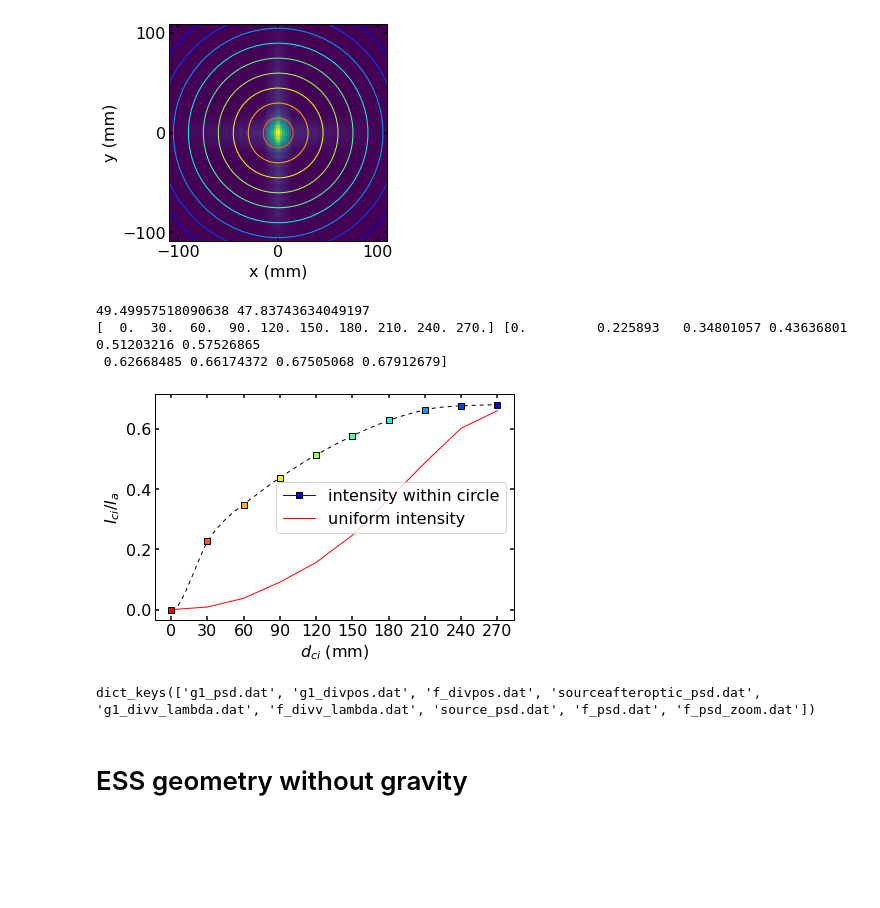
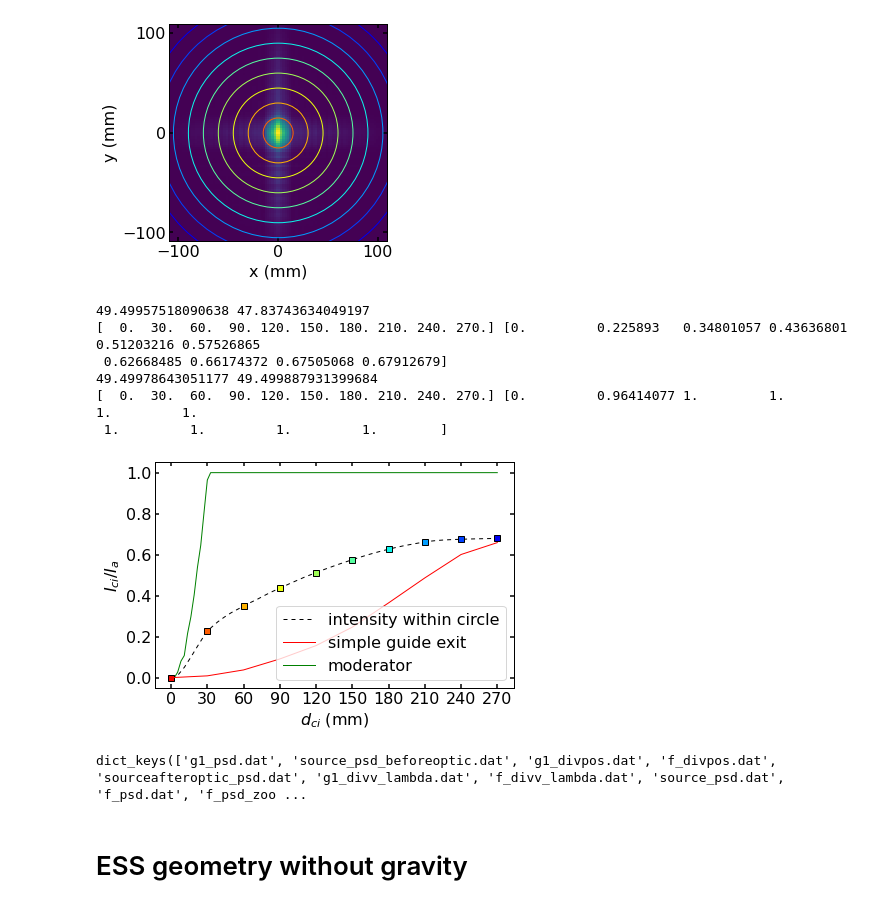
Before and after one commit to christophherb/extraction_parabolic_guide_nested_mirror_paper, a Jupyter notebook: parabolic_extraction.ipynb, the cells around one changed output. Saved outputs shown, nothing was run; the diff lists cells and outputs as text; code cells hidden in the pictures; blank space fills up the shorter version.

Commit message:
added moderator parabola and started to simulate short guide

```diff
--- a/parabolic_extraction.ipynb
+++ b/parabolic_extraction.ipynb
@@ -389,37 +392,66 @@ fig.savefig('figures/radii_demonstration.pdf', bbox_inches='tight')
 # %%
 import matplotlib.pyplot as plt
 import image_thresholds
+
+# focusing detector
 array = image_data['f_psd.dat'][:100]
 number_circles = 10
 colors = plt.cm.jet(np.linspace(0.1, 0.9, number_circles))[::-1]
 mid_y, mid_x = image_thresholds.return_com_array(array)
 print(mid_x, mid_y)
 radint = image_thresholds.radius_vs_content(array, mid_x = mid_x, mid_y=mid_y, radii=np.linspace(0, 135/218*100, number_circles))
 radint_line = image_thresholds.radius_vs_content(array, mid_x=mid_x, mid_y=mid_y, radii=np.linspace(0, 135/218*100, 50))
 fig, ax = plt.subplots(1)
 x, y = zip(*radint)
-
 y = np.array(y)*0.681
 x = np.array(x)/100*218*2#diameter instead of radius
 x_line, y_line = zip(*radint_line)
 x_line, y_line = np.array(x_line)/100*218*2, np.array(y_line)*0.681#diameter instead of radius
 print(x, y)
 for ind, xval in enumerate(x):
     line, = ax.plot(x[ind], y[ind], linestyle='-', markeredgewidth=1, color = colors[ind])
-line.set_label('intensity within circle')
 line, = ax.plot(x_line, y_line, marker=' ', linestyle='-', color='black', zorder=-5)
 line.set_dashes([4, 4])
+line.set_label('intensity within circle')
 ax.set_xlabel(r'$d_{ci}$ (mm)')
 ax.set_ylabel(r'$I_{ci}/I_{a}$')
 ax.set_xticks(np.linspace(0, 135*2, 135//15+1))
+
+# simple guide exit
 X, Y = np.meshgrid(range(218), range(218))
 int_flat = [np.sum(np.ones((218, 218))[(X-109)**2 + (Y-109)**2 <= r**2])/218**2*0.681 for r in x//2]
-ax.plot(x, int_flat, linestyle='-', marker=' ', label='uniform intensity')
+ax.plot(x, int_flat, linestyle='-', marker=' ', label='simple guide exit')
+
+
+#moderator
+array = image_data['source_psd.dat'][:100]
+number_circles = 10
+colors = plt.cm.jet(np.linspace(0.1, 0.9, number_circles))[::-1]
+mid_y, mid_x = image_thresholds.return_com_array(array)
+print(mid_x, mid_y)
+radint = image_thresholds.radius_vs_content(array, mid_x = mid_x, mid_y=mid_y, radii=np.linspace(0, 135/218*100, number_circles))
+radint_line = image_thresholds.radius_vs_content(array, mid_x=mid_x, mid_y=mid_y, radii=np.linspace(0, 135/218*100, 100))
+x, y = zip(*radint)
+y = np.array(y)*1
+x = np.array(x)/100*218*2#diameter instead of radius
+x_line, y_line = zip(*radint_line)
+x_line, y_line = np.array(x_line)/100*218*2, np.array(y_line)#diameter instead of radius
+print(x, y)
+#for ind, xval in enumerate(x):
+#    line, = ax.plot(x[ind], y[ind], linestyle='-', markeredgewidth=1, color = colors[ind])
+line, = ax.plot(x_line, y_line, marker=' ', linestyle='-', color='green', zorder=-5)
+line.set_label('moderator')
+#line.set_dashes([4, 4])
+
+
 plt.tight_layout()
 ax.legend(fontsize=16)
-fig.savefig('figures/int_vs_rad.pdf', bbox_inches='tight')
+fig.savefig('figures/int_vs_rad_n.pdf', bbox_inches='tight')
 # %% [output]
 49.49957518090638 47.83743634049197
 [  0.  30.  60.  90. 120. 150. 180. 210. 240. 270.] [0.         0.225893   0.34801057 0.43636801 0.51203216 0.57526865
  0.62668485 0.66174372 0.67505068 0.67912679]
+49.49978643051177 49.499887931399684
+[  0.  30.  60.  90. 120. 150. 180. 210. 240. 270.] [0.         0.96414077 1.         1.         1.         1.
+ 1.         1.         1.         1.        ]
-[figure, old version]
+[figure, new version]
@@ -428,7 +458,7 @@ v
 # %%
-meta_dict.keys()
+image_data.keys()
 # %% [output]
-dict_keys(['g1_psd.dat', 'g1_divpos.dat', 'f_divpos.dat', 'sourceafteroptic_psd.dat', 'g1_divv_lambda.dat', 'f_divv_lambda.dat', 'source_psd.dat', 'f_psd.dat', 'f_psd_zoom.dat'])
+dict_keys(['g1_psd.dat', 'source_psd_beforeoptic.dat', 'g1_divpos.dat', 'f_divpos.dat', 'sourceafteroptic_psd.dat', 'g1_divv_lambda.dat', 'f_divv_lambda.dat', 'source_psd.dat', 'f_psd.dat', 'f_psd_zoo ...
 # %% [markdown]
 # ESS geometry without gravity
 # %%
```
Also changed, not shown: parts of 2 cells of this notebook, 1 other file.
